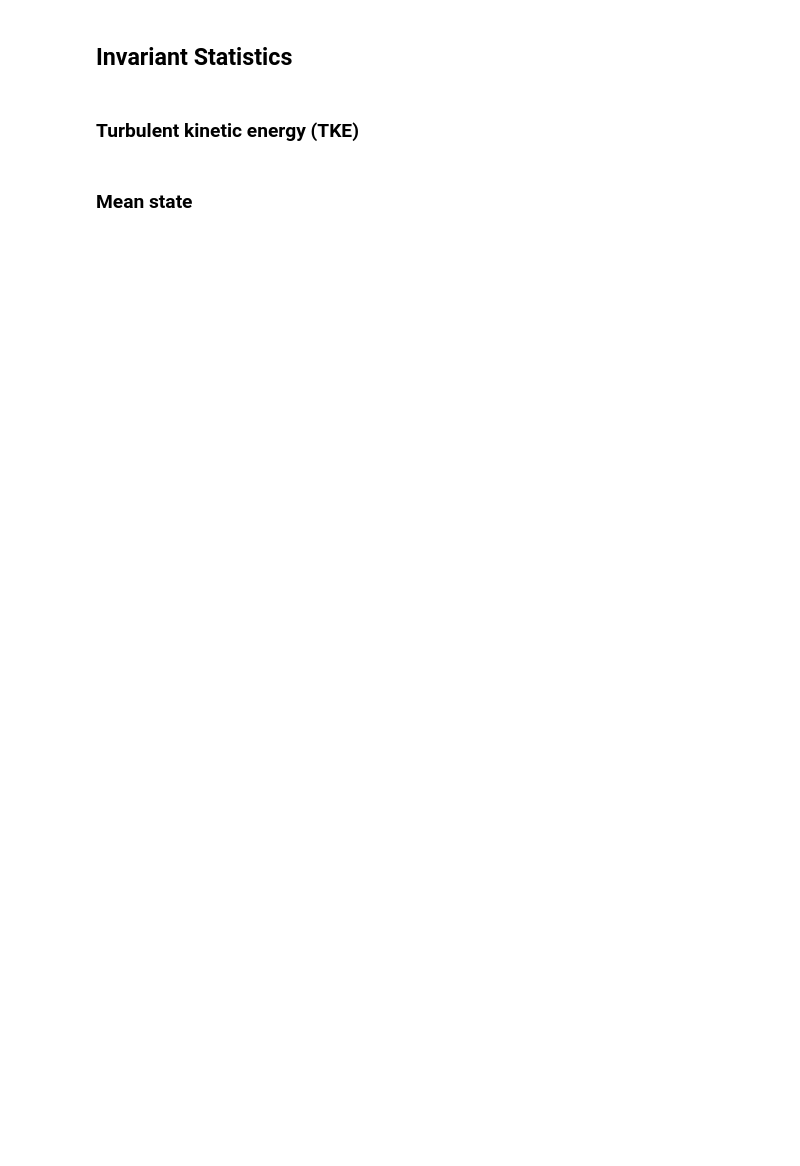
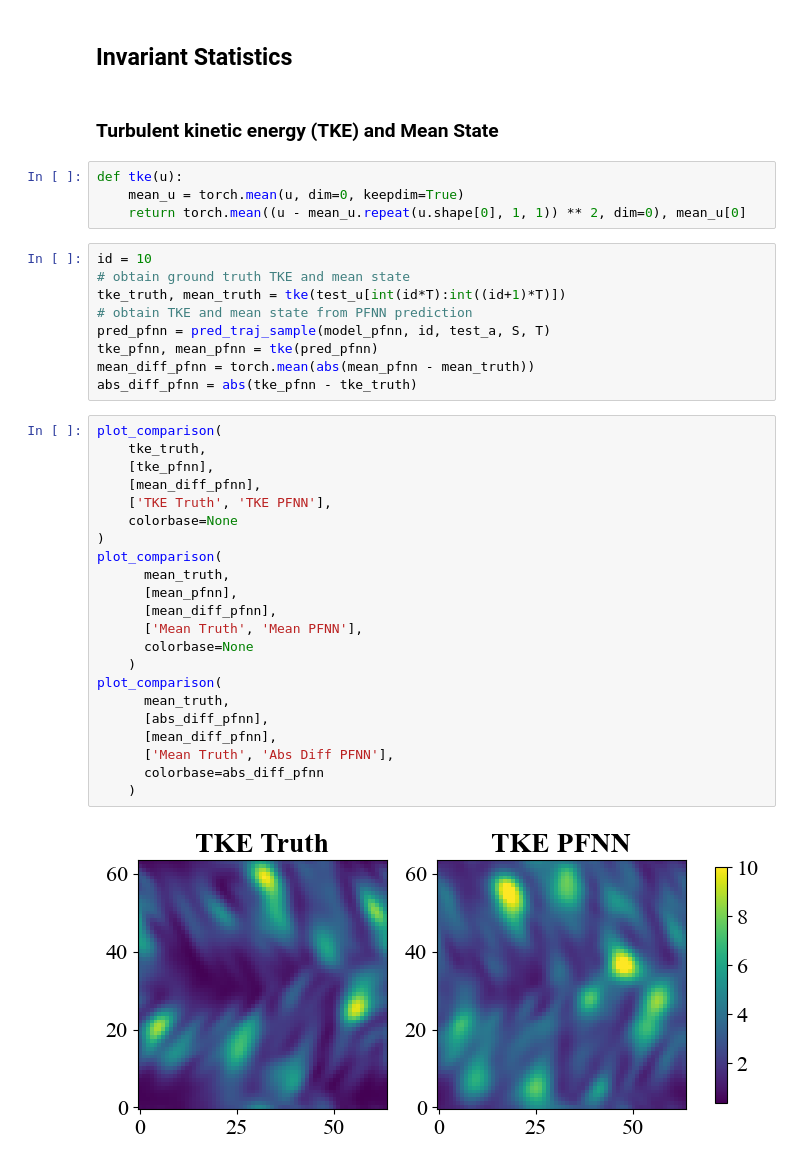
Before and after one commit to esp32cam/PFNN, a Jupyter notebook: visualization_NS.ipynb, the cells around one changed output. Saved outputs shown, nothing was run; the diff lists cells and outputs as text; blank space fills up the shorter version.

```diff
--- a/visualization_NS.ipynb
+++ b/visualization_NS.ipynb
@@ -35,6 +58,41 @@ model_koopman = torch.load('your_model_path', map_location=device)
 # %% [markdown]
 ## Invariant Statistics
 # %% [markdown]
-### Turbulent kinetic energy (TKE)
+### Turbulent kinetic energy (TKE) and Mean State
-# %% [markdown]
-### Mean state
+# %%
+def tke(u):
+    mean_u = torch.mean(u, dim=0, keepdim=True)
+    return torch.mean((u - mean_u.repeat(u.shape[0], 1, 1)) ** 2, dim=0), mean_u[0]
+# %%
+id = 10
+# obtain ground truth TKE and mean state
+tke_truth, mean_truth = tke(test_u[int(id*T):int((id+1)*T)])
+# obtain TKE and mean state from PFNN prediction
+pred_pfnn = pred_traj_sample(model_pfnn, id, test_a, S, T)
+tke_pfnn, mean_pfnn = tke(pred_pfnn)
+mean_diff_pfnn = torch.mean(abs(mean_pfnn - mean_truth))
+abs_diff_pfnn = abs(tke_pfnn - tke_truth)
+# %%
+plot_comparison(
+    tke_truth,
+    [tke_pfnn],
+    [mean_diff_pfnn],
+    ['TKE Truth', 'TKE PFNN'],
+    colorbase=None
+)
+plot_comparison(
+      mean_truth,
+      [mean_pfnn],
+      [mean_diff_pfnn],
+      ['Mean Truth', 'Mean PFNN'],
+      colorbase=None
+    )
+plot_comparison(
+      mean_truth,
+      [abs_diff_pfnn],
+      [mean_diff_pfnn],
+      ['Mean Truth', 'Abs Diff PFNN'],
+      colorbase=abs_diff_pfnn
+    )
+# %% [output]
+[figure, added]
```
Also changed, not shown: parts of 8 cells of this notebook, 9 other files.
